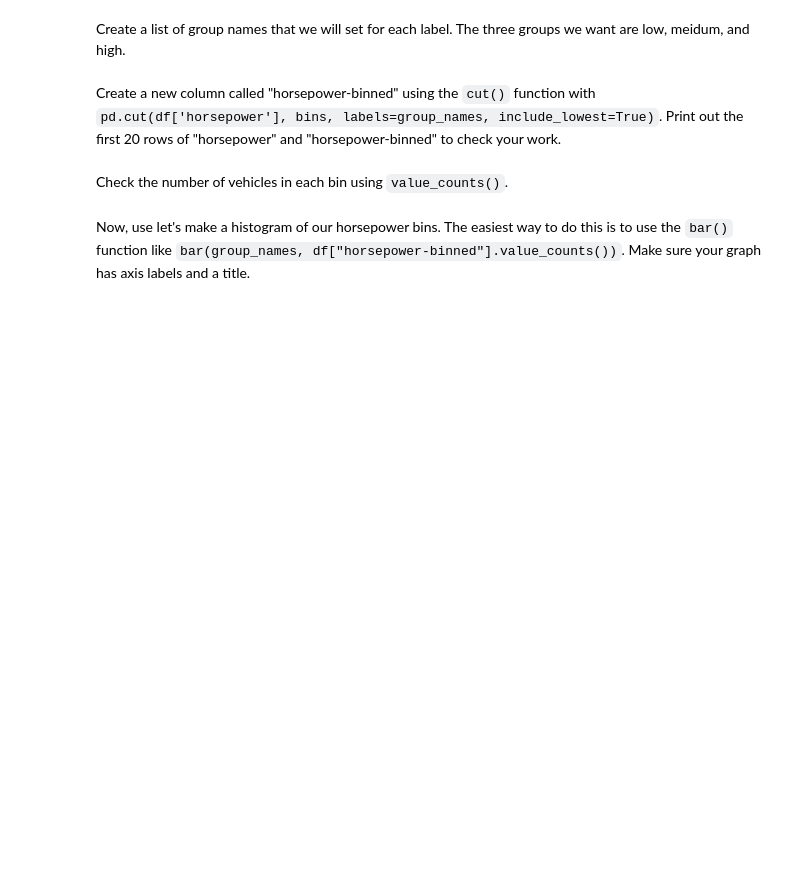
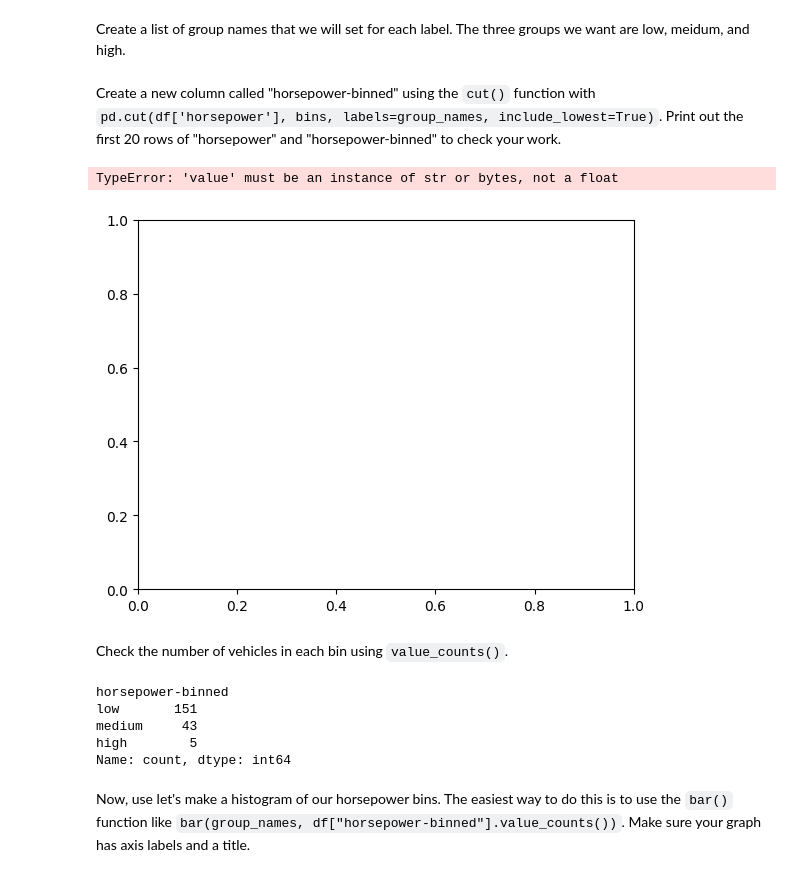
Before and after one commit to kobynwinn/codespace, a Jupyter notebook: notebooks/DSF24_Automobile_Clean.ipynb, the cells around one changed output. Drawn from its saved outputs; the diff is of its cells as text; code cells hidden in the pictures; blank space fills up the shorter version.

```diff
--- a/notebooks/DSF24_Automobile_Clean.ipynb
+++ b/notebooks/DSF24_Automobile_Clean.ipynb
@@ -351,3 +361,9 @@ To demonstrate normalization, let's say we want to scale the columns "length", "
 - Approach: replace original value by (original value)/(maximum value)
 
 Normalize the columns "length", "width", and "height". Use the `.max()` function to get the column max. Print the first 10 values of "length", "width", and "height".
+# %%
+name = ['length', 'width', 'height']
+for i in name:
+    max = df[i].max()
+    df[i] = df[i]/max
+df[['length', 'width', 'height']].head(10)
@@ -366,6 +394,8 @@ We will use the pandas method `cut()` to segment the 'horsepower' column into 3
 #### Binning data with pandas
 
 Since we want to create bins based on numerical values of "horsepower", we need to make sure that the coulmn is of type integer. If it is not, fix it now.
+# %%
+df['horsepower'] = df['horsepower'].astype('int')
 # %% [markdown]
 Let's plot the histogram of "horsepower" to see what the distribution of the values look like.
 
@@ -377,3 +407,6 @@ We would like 3 bins of equal size, so we use numpy's `linspace(start_value, end
 - Since we are building 3 bins of equal length, there should be 4 dividers, so `numbers_generated = 4`.
 
 Create an array called `binns` using `linspace()`. These values will determine when one bin ends and another begins when applied to "horsepower".
+# %%
+bins = np.linspace(df['horsepower'].min(), df['horsepower'].max(), 4)
+print(bins)
@@ -380,8 +415,25 @@ Create an array called `binns` using `linspace()`. These values will determine w
 # %% [markdown]
 Create a list of group names that we will set for each label. The three groups we want are low, meidum, and high.
+# %%
+names = ['low', 'medium', 'high']
 # %% [markdown]
 Create a new column called "horsepower-binned" using the `cut()` function with `pd.cut(df['horsepower'], bins, labels=group_names, include_lowest=True)`. Print out the first 20 rows of "horsepower" and "horsepower-binned" to check your work.
+# %%
+df['horsepower-binned'] = pd.cut(df['horsepower'], bins, labels = names)
+df['horsepower-binned']
+plt.hist(df['horsepower-binned'], bins = 3)
+# %% [output]
+TypeError: 'value' must be an instance of str or bytes, not a float
+[figure, added]
 # %% [markdown]
 Check the number of vehicles in each bin using `value_counts()`.
+# %%
+df['horsepower-binned'].value_counts()
+# %% [output]
+horsepower-binned
+low       151
+medium     43
+high        5
+Name: count, dtype: int64
 # %% [markdown]
 Now, use let's make a histogram of our horsepower bins. The easiest way to do this is to use the `bar()` function like `bar(group_names, df["horsepower-binned"].value_counts())`. Make sure your graph has axis labels and a title.
```
Also changed, not shown: parts of 10 cells of this notebook.
